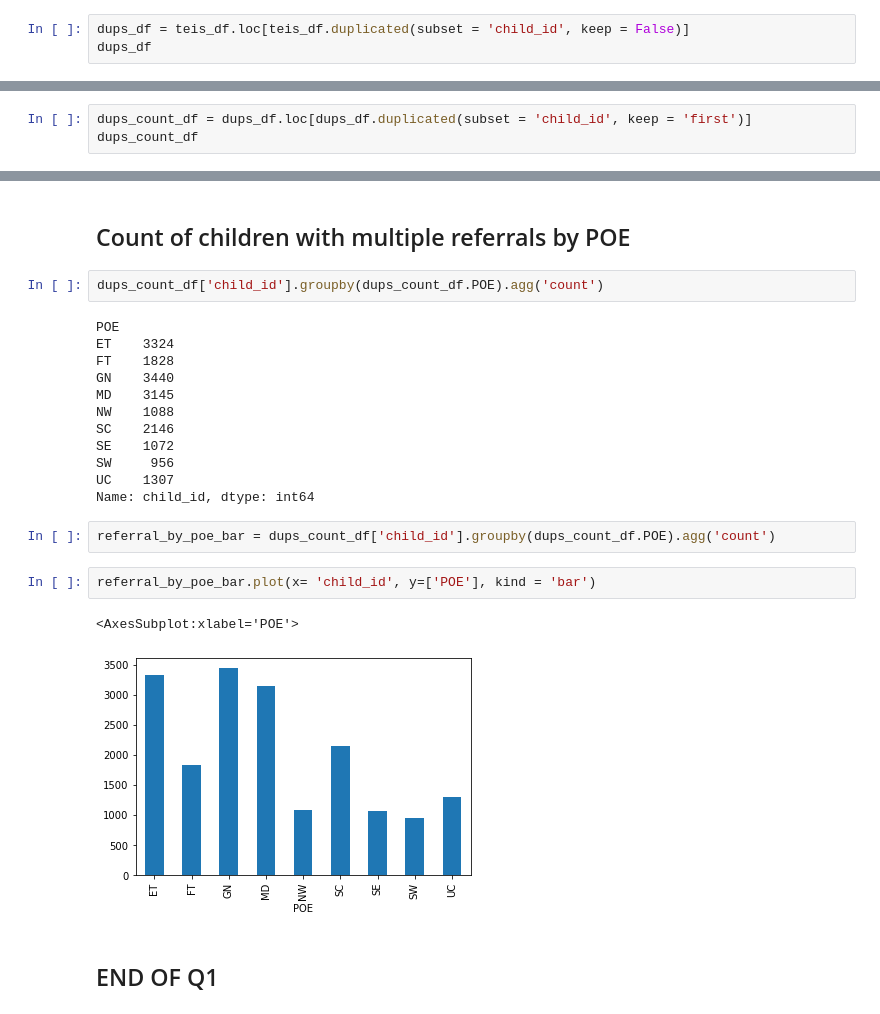
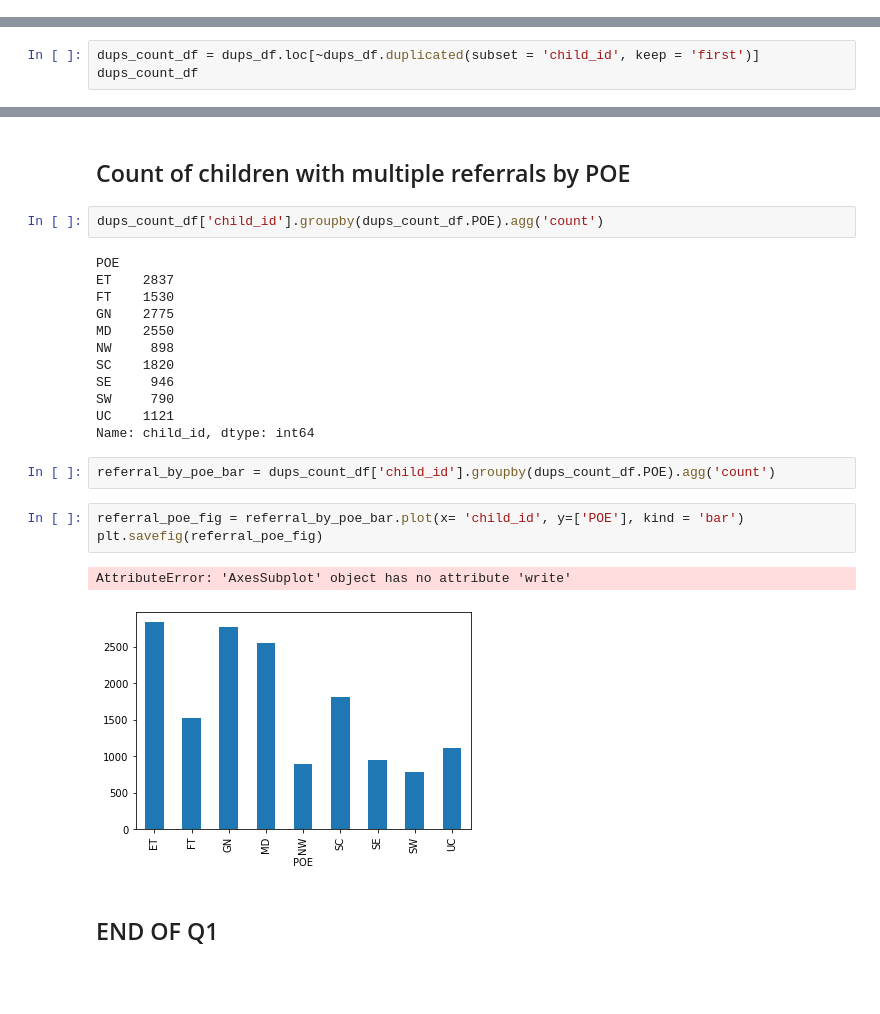
Before and after one commit to NSS-Full-Time-Data-Analytics-7/teis_project-ursula, a Jupyter notebook: notebook/ZST_q1.ipynb, the cells around one changed output, grey strips where cells are left out. Cells and saved outputs as stored; diff of their text form; blank space fills up the shorter version.

```diff
--- a/notebook/ZST_q1.ipynb
+++ b/notebook/ZST_q1.ipynb
@@ -42,3 +7,0 @@ teis_df
-# %%
-dups_df = teis_df.loc[teis_df.duplicated(subset = 'child_id', keep = False)]
-dups_df
@@ -92,5 +89,5 @@ dups_df
 # %%
-dups_count_df = dups_df.loc[dups_df.duplicated(subset = 'child_id', keep = 'first')]
+dups_count_df = dups_df.loc[~dups_df.duplicated(subset = 'child_id', keep = 'first')]
 dups_count_df
 # %% [output]
 |  | POE | child_id | DOB | County Name | county_ses | Child Phase | Active | Service Coordinator | ... |
@@ -210,22 +193,23 @@ referral_by_year_bar.plot(x= 'child_id', y=['fiscal_year1'], kind = 'bar')
 dups_count_df['child_id'].groupby(dups_count_df.POE).agg('count')
 # %% [output]
 POE
-ET    3324
-FT    1828
-GN    3440
-MD    3145
-NW    1088
-SC    2146
-SE    1072
-SW     956
-UC    1307
+ET    2837
+FT    1530
+GN    2775
+MD    2550
+NW     898
+SC    1820
+SE     946
+SW     790
+UC    1121
 Name: child_id, dtype: int64
 # %%
 referral_by_poe_bar = dups_count_df['child_id'].groupby(dups_count_df.POE).agg('count')
 # %%
-referral_by_poe_bar.plot(x= 'child_id', y=['POE'], kind = 'bar')
+referral_poe_fig = referral_by_poe_bar.plot(x= 'child_id', y=['POE'], kind = 'bar')
+plt.savefig(referral_poe_fig)
 # %% [output]
-<AxesSubplot:xlabel='POE'>
+AttributeError: 'AxesSubplot' object has no attribute 'write'
-[figure, old version]
+[figure, new version]
 # %% [markdown]
 ## END OF Q1
```
Also changed, not shown: parts of 14 cells of this notebook, 11 other files.
